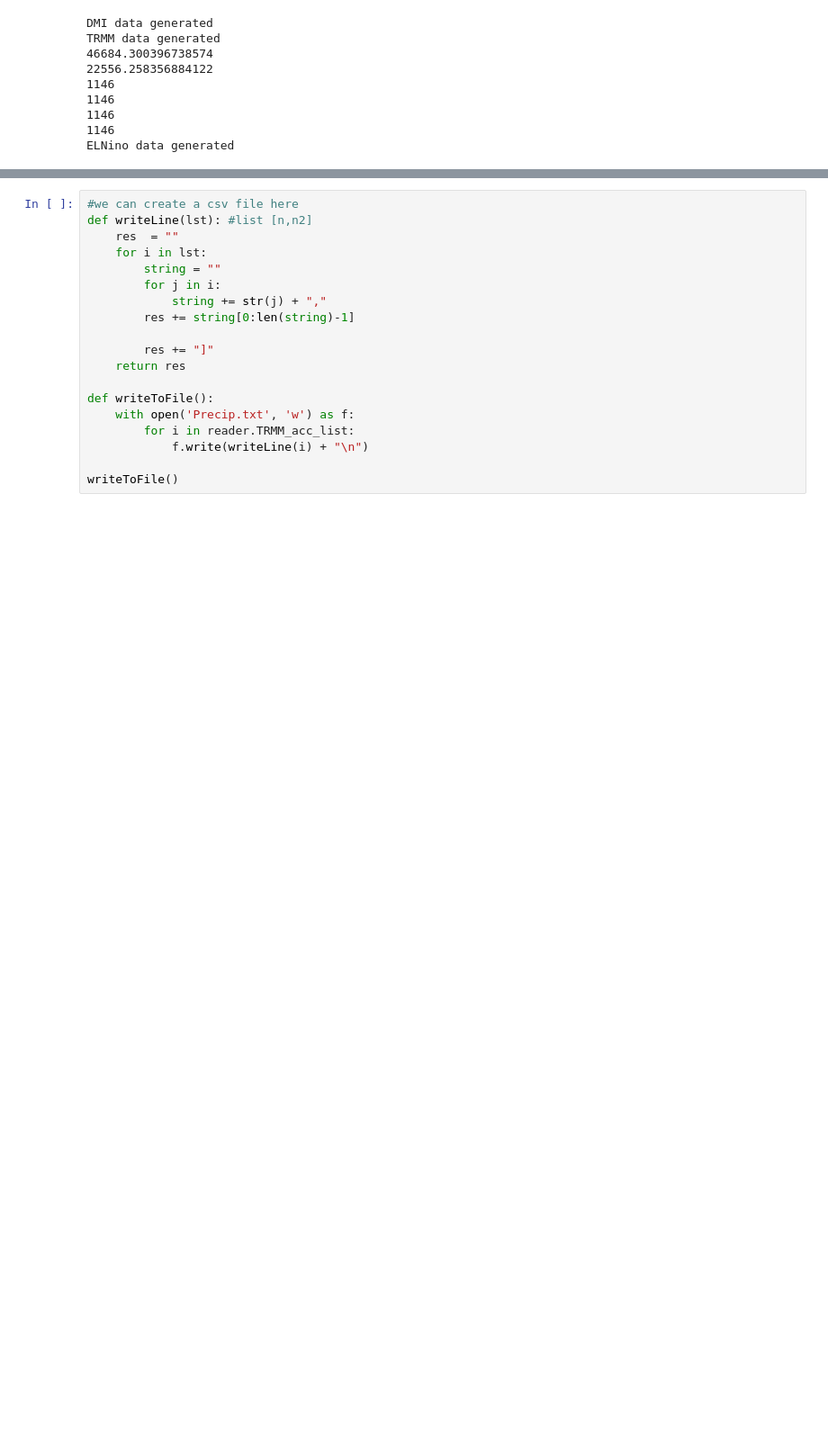
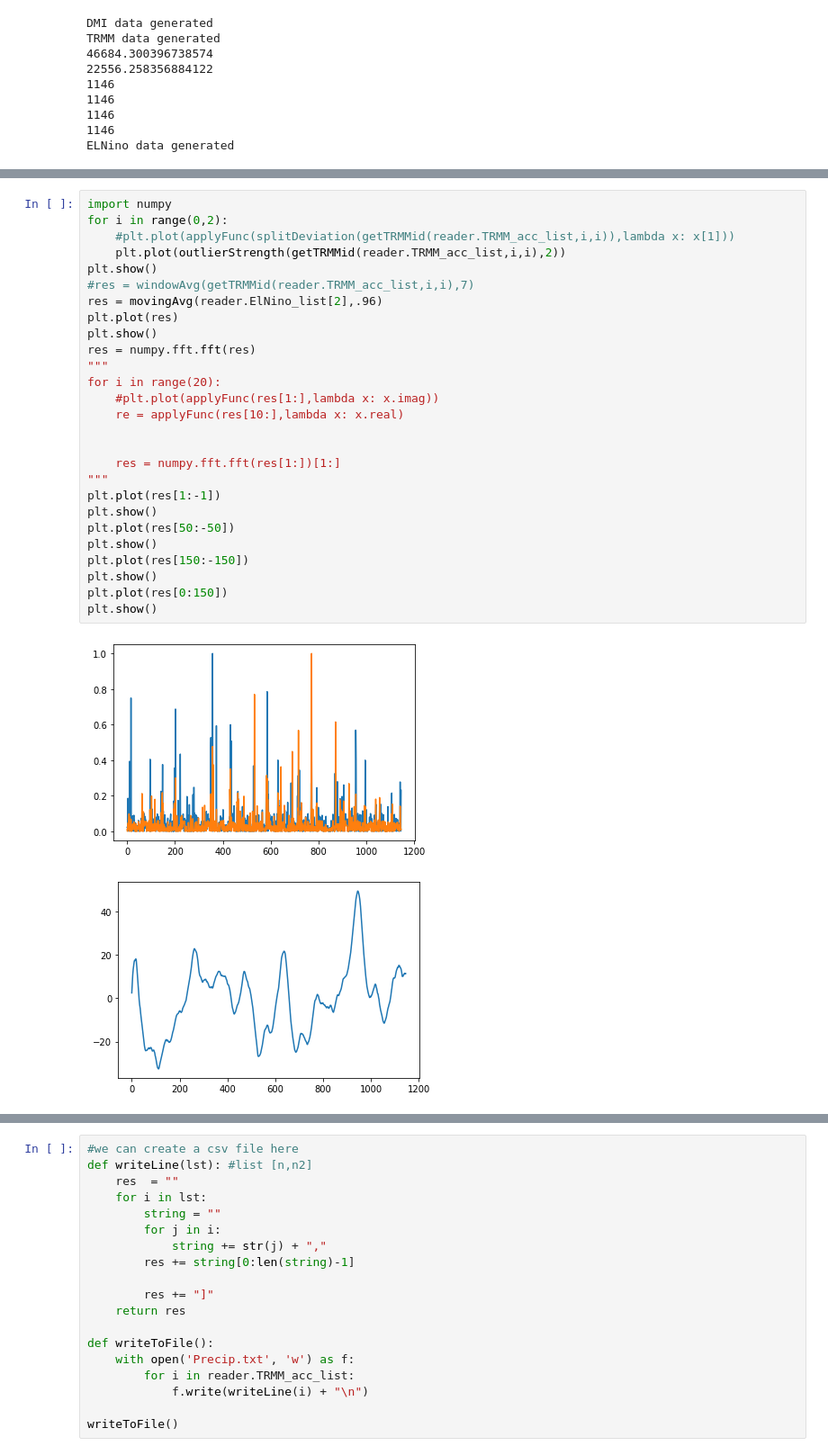
Before and after one commit to alexkwg/ClimateProject, a Jupyter notebook: Climate Project/ReadData.ipynb, the cells around one changed output, grey strips where cells are left out. Shown at 90% size. Cells and saved outputs as stored; diff of their text form; blank space fills up the shorter version.

```diff
--- a/Climate Project/ReadData.ipynb
+++ b/Climate Project/ReadData.ipynb
@@ -354,0 +426,30 @@ print(len(reader.DMI_list))
+# %%
+import numpy
+for i in range(0,2):
+    #plt.plot(applyFunc(splitDeviation(getTRMMid(reader.TRMM_acc_list,i,i)),lambda x: x[1]))
+    plt.plot(outlierStrength(getTRMMid(reader.TRMM_acc_list,i,i),2))
+plt.show()
+#res = windowAvg(getTRMMid(reader.TRMM_acc_list,i,i),7)
+res = movingAvg(reader.ElNino_list[2],.96)
+plt.plot(res)
+plt.show()
+res = numpy.fft.fft(res)
+"""
+for i in range(20):
+    #plt.plot(applyFunc(res[1:],lambda x: x.imag))
+    re = applyFunc(res[10:],lambda x: x.real)
+
+
+    res = numpy.fft.fft(res[1:])[1:]
+"""
+plt.plot(res[1:-1])
+plt.show()
+plt.plot(res[50:-50])
+plt.show()
+plt.plot(res[150:-150])
+plt.show()
+plt.plot(res[0:150])
+plt.show()
+# %% [output]
+[figure, added]
+[figure, added]
```
Also changed, not shown: parts of 13 cells of this notebook.
